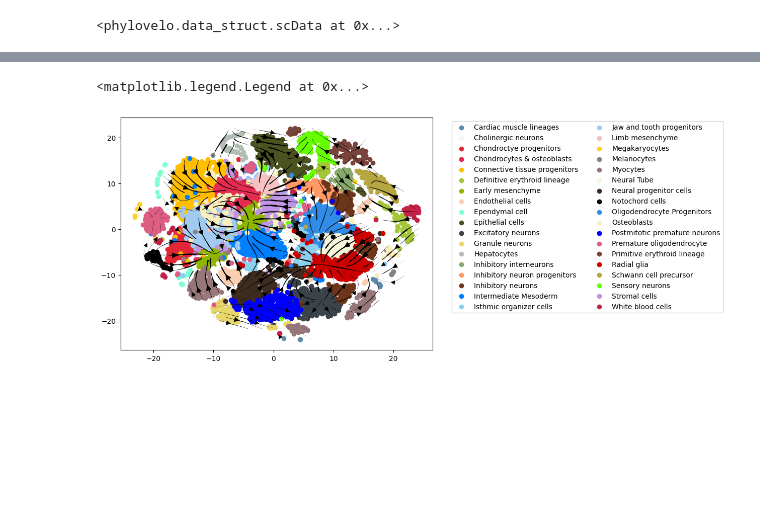
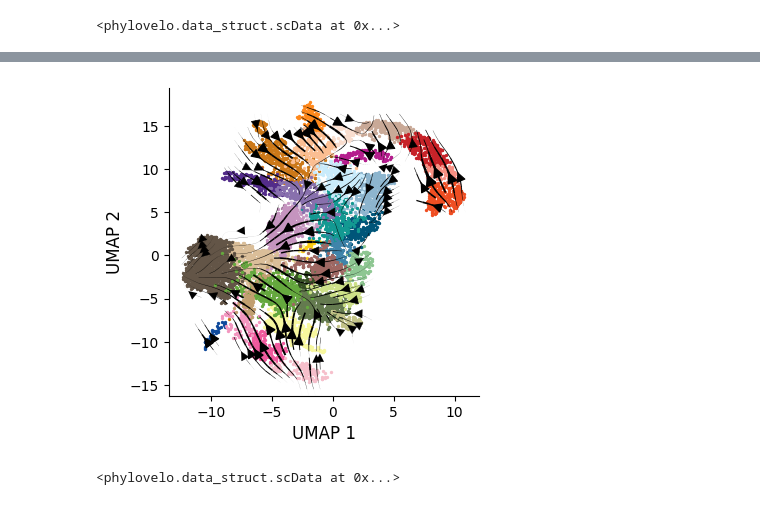
Before and after one commit to kunwang34/PhyloVelo, a Jupyter notebook: notebooks/Mouse_embryos(E6.5-8.5)_Pijuan-Sala.ipynb, the cells around one changed output, grey strips where cells are left out. Cells and saved outputs as stored; diff of their text form; code cells hidden in the pictures; blank space fills up the shorter version.

Commit message:
fix pijuan-sala mouse embryo notebook, thanks to mengwei

```diff
--- a/notebooks/Mouse_embryos(E6.5-8.5)_Pijuan-Sala.ipynb
+++ b/notebooks/Mouse_embryos(E6.5-8.5)_Pijuan-Sala.ipynb
@@ -79,3 +64,5 @@ sd.velocity = np.array(vels)
+# %%
+sd.velocity = vels
 # %%
 pv.velocity_embedding(sd, target='x_normed', n_neigh=800)
 # %% [output]
@@ -97,10 +69,0 @@ colors = ['#5D8AA8','#F0F8FF','#E32636','#E52B50','#FFBF00','#A4C639','#8DB600',
-# %%
-fig, ax = plt.subplots(figsize=(8,6))
-all_states = list(set(sd.cell_states))
-all_states.sort()
-for ind, i in enumerate(all_states):
-    ax.scatter(sd.Xdr.loc[sd.cell_states==i].iloc[:,0], sd.Xdr.loc[sd.cell_states==i].iloc[:,1], c=colors[ind], label=i)
-pv.velocity_plot(sd.Xdr.to_numpy(), sd.velocity_embeded, ax, 'stream',streamdensity=1.5, grid_density=25, radius=0.8, lw_coef=50000, arrowsize=1.5)
-ax.legend(ncol=2, bbox_to_anchor=(1.05, 1.0), loc='upper left')
-# label_name(sd.Xdr, sd.cell_states, ax, font=font, fontsize=8)
-# ax.set_title('Embryo2')
@@ -110,12 +70,20 @@ ax.legend(ncol=2, bbox_to_anchor=(1.05, 1.0), loc='upper left')
-# %%
-fig, ax = plt.subplots(figsize=(8,6))
-all_states = list(set(sd.cell_states))
-all_states.sort()
-for ind, i in enumerate(all_states):
-    ax.scatter(sd.Xdr.loc[sd.cell_states==i].iloc[:,0], sd.Xdr.loc[sd.cell_states==i].iloc[:,1], c=colors[ind], label=i)
-pv.velocity_plot(sd.Xdr.to_numpy(), sd.velocity_embeded, ax, 'stream',streamdensity=1.5, grid_density=25, radius=0.8, lw_coef=80000, arrowsize=1.5)
-ax.legend(ncol=2, bbox_to_anchor=(1.05, 1.0), loc='upper left')
-# ax.set_title('Embryo2')
-# %% [output]
-<matplotlib.legend.Legend at 0x...>
-[figure, removed]
+# %%
+fig, ax = plt.subplots(figsize=(4, 4))
+# ax.scatter(sd.Xdr.iloc[:, 0], sd.Xdr.iloc[:,1], c=time, s=2)
+for i in set(color):
+    ax.scatter(sd.Xdr.iloc[color==i, 0], sd.Xdr.iloc[color==i,1], c=f'#{i}', s=2)
+ax = pv.velocity_plot(sd.Xdr.to_numpy(), sd.velocity_embeded, ax, 'stream',streamdensity=1.6, grid_density=25, radius=0.5, lw_coef=40000, arrowsize=1.5)
+
+ax.set_xlabel('UMAP 1', fontsize=12)
+ax.set_ylabel('UMAP 2', fontsize=12)
+
+# cbaxes = inset_axes(ax, width="3%", height="30%", loc='lower right')
+# plt.colorbar(scatter, cax=cbaxes, orientation='vertical')
+ax.spines['right'].set_visible(False)
+ax.spines['top'].set_visible(False)
+# %% [output]
+[figure, added]
+# %%
+pv.calc_phylo_pseudotime(sd, r_sample=0.06, n_neighbors=100)
+# %% [output]
+<phylovelo.data_struct.scData at 0x...>
```
Also changed, not shown: parts of 27 cells of this notebook.
